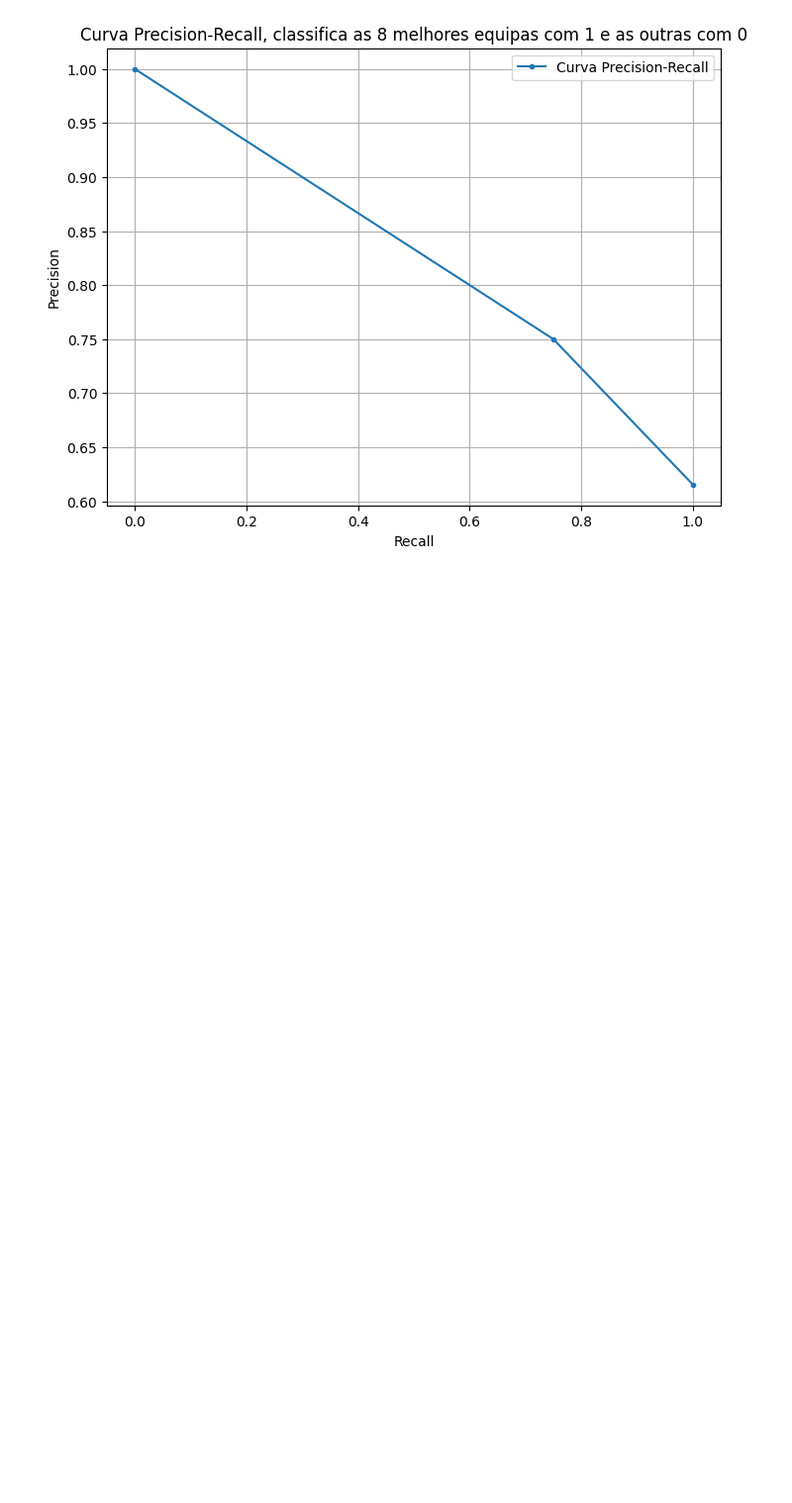
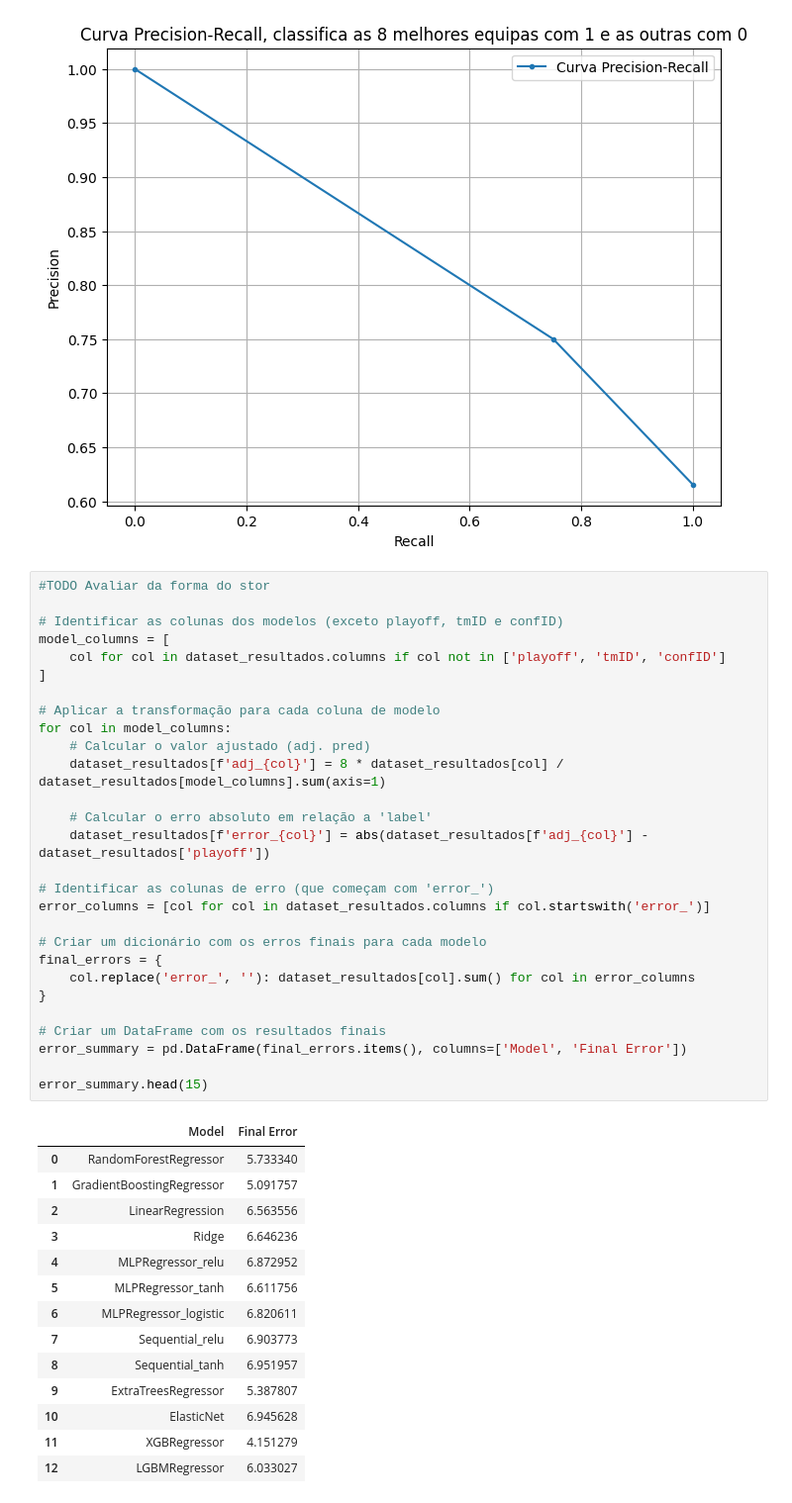
Before and after one commit to maxbper/AC, a Jupyter notebook: junta_2.ipynb, the cells around one changed output. Shown at 99% size. Cells and saved outputs as stored; diff of their text form; blank space fills up the shorter version.

Commit message:
metrica de avaliacao do stor

```diff
--- a/junta_2.ipynb
+++ b/junta_2.ipynb
@@ -1203,3 +1183,46 @@ plt.legend()
 plt.show()
 # %% [output]
 [figure]
+# %%
+#TODO Avaliar da forma do stor
+
+# Identificar as colunas dos modelos (exceto playoff, tmID e confID)
+model_columns = [
+    col for col in dataset_resultados.columns if col not in ['playoff', 'tmID', 'confID']
+]
+
+# Aplicar a transformação para cada coluna de modelo
+for col in model_columns:
+    # Calcular o valor ajustado (adj. pred)
+    dataset_resultados[f'adj_{col}'] = 8 * dataset_resultados[col] / dataset_resultados[model_columns].sum(axis=1)
+
+    # Calcular o erro absoluto em relação a 'label'
+    dataset_resultados[f'error_{col}'] = abs(dataset_resultados[f'adj_{col}'] - dataset_resultados['playoff'])
+
+# Identificar as colunas de erro (que começam com 'error_')
+error_columns = [col for col in dataset_resultados.columns if col.startswith('error_')]
+
+# Criar um dicionário com os erros finais para cada modelo
+final_errors = {
+    col.replace('error_', ''): dataset_resultados[col].sum() for col in error_columns
+}
+
+# Criar um DataFrame com os resultados finais
+error_summary = pd.DataFrame(final_errors.items(), columns=['Model', 'Final Error'])
+
+error_summary.head(15)
+# %% [output]
+|  | Model | Final Error |
+| 0 | RandomForestRegressor | 5.733340 |
+| 1 | GradientBoostingRegressor | 5.091757 |
+| 2 | LinearRegression | 6.563556 |
+| 3 | Ridge | 6.646236 |
+| 4 | MLPRegressor_relu | 6.872952 |
+| 5 | MLPRegressor_tanh | 6.611756 |
+| 6 | MLPRegressor_logistic | 6.820611 |
+| 7 | Sequential_relu | 6.903773 |
+| 8 | Sequential_tanh | 6.951957 |
+| 9 | ExtraTreesRegressor | 5.387807 |
+| 10 | ElasticNet | 6.945628 |
+| 11 | XGBRegressor | 4.151279 |
+| 12 | LGBMRegressor | 6.033027 |
```
Also changed, not shown: parts of 6 cells of this notebook.
